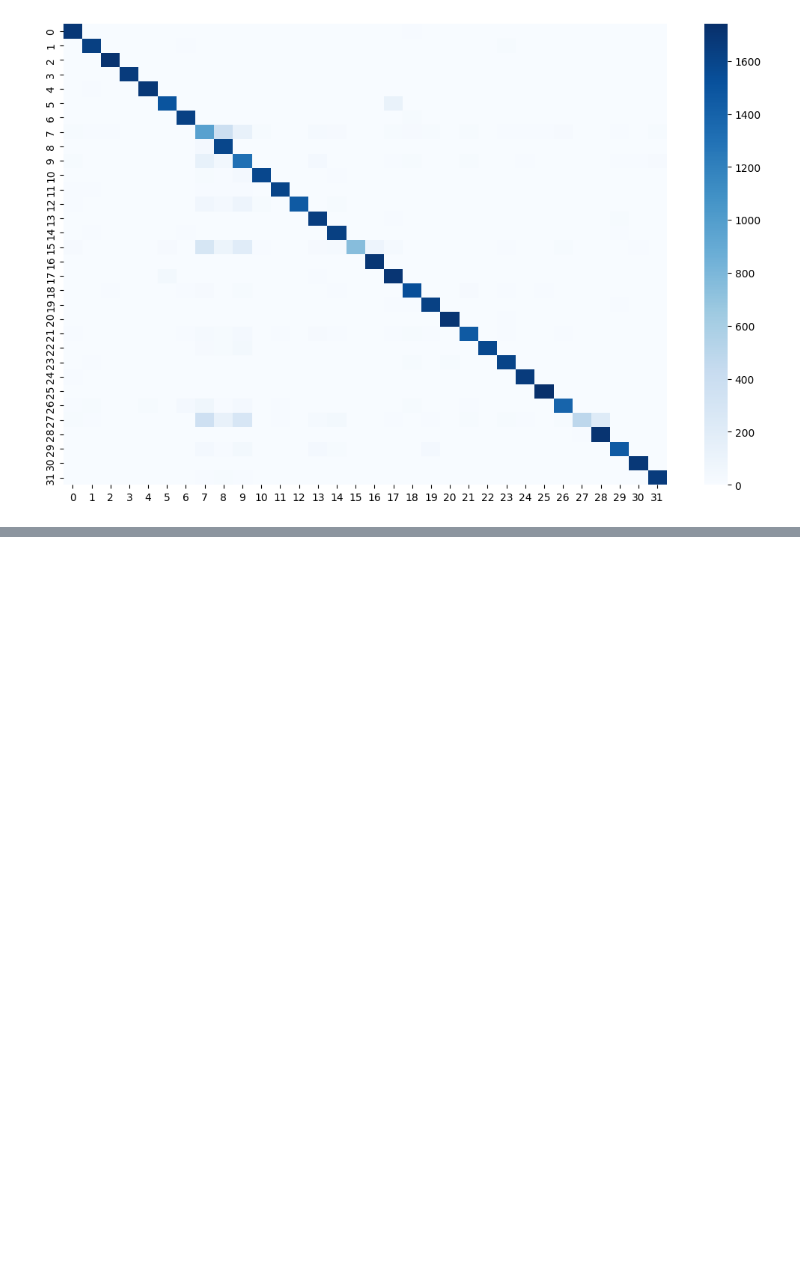
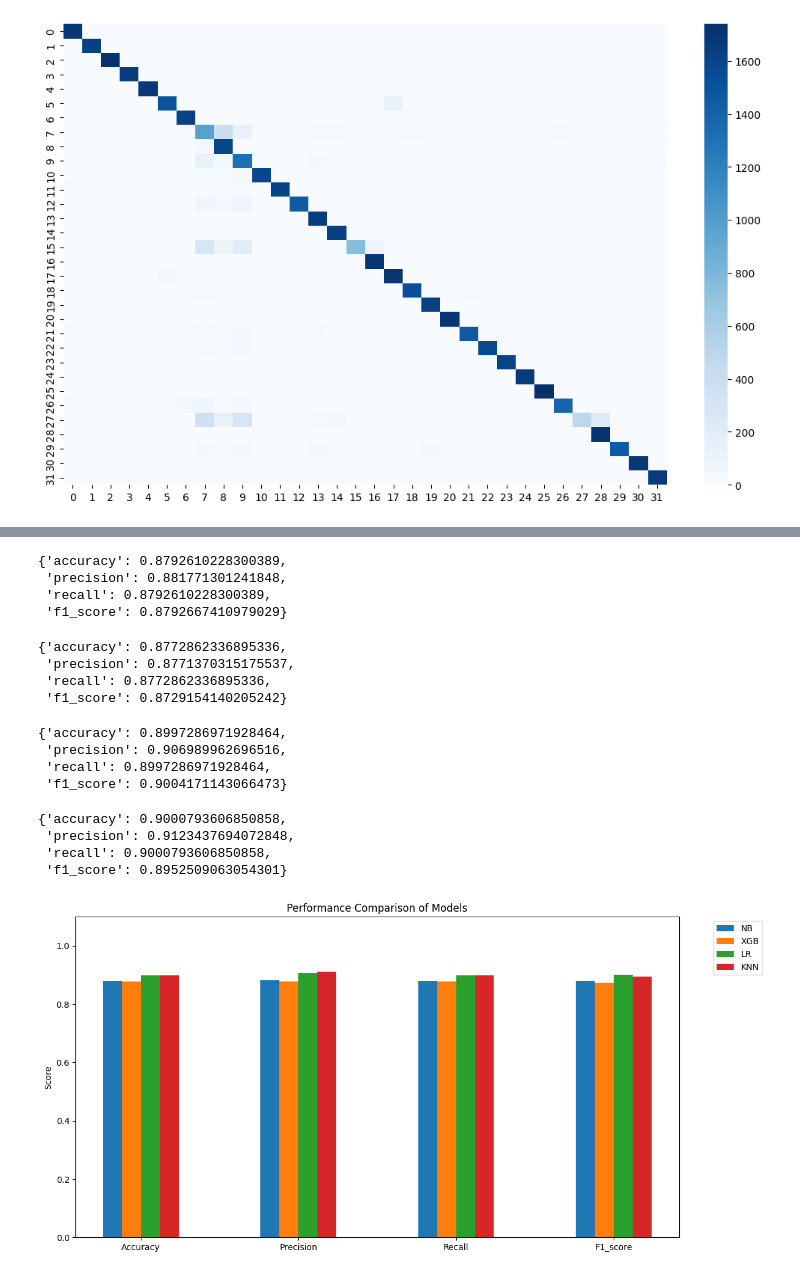
Before and after one commit to naman22a/Structural-Protein-Sequences-Classification, a Jupyter notebook: ML.ipynb, the cells around one changed output, grey strips where cells are left out. Saved outputs shown, nothing was run; the diff lists cells and outputs as text; code cells hidden in the pictures; blank space fills up the shorter version.

Commit message:
feat: ML results

```diff
--- a/ML.ipynb
+++ b/ML.ipynb
@@ -113,0 +134,69 @@ sns.heatmap(conf_mat, cmap="Blues")
+# %%
+NB_results = evaluate_model(y_test, NB_pred)
+NB_results
+# %% [output]
+{'accuracy': 0.8792610228300389,
+ 'precision': 0.881771301241848,
+ 'recall': 0.8792610228300389,
+ 'f1_score': 0.8792667410979029}
+# %%
+XGB_results = evaluate_model(y_test, XGB_pred)
+XGB_results
+# %% [output]
+{'accuracy': 0.8772862336895336,
+ 'precision': 0.8771370315175537,
+ 'recall': 0.8772862336895336,
+ 'f1_score': 0.8729154140205242}
+# %%
+LR_results = evaluate_model(y_test, LR_pred)
+LR_results
+# %% [output]
+{'accuracy': 0.8997286971928464,
+ 'precision': 0.906989962696516,
+ 'recall': 0.8997286971928464,
+ 'f1_score': 0.9004171143066473}
+# %%
+KNN_results = evaluate_model(y_test, KNN_pred)
+KNN_results
+# %% [output]
+{'accuracy': 0.9000793606850858,
+ 'precision': 0.9123437694072848,
+ 'recall': 0.9000793606850858,
+ 'f1_score': 0.8952509063054301}
+# %%
+import matplotlib.pyplot as plt
+import numpy as np
+
+def plot_all_models(results_dict):
+    metrics = ["accuracy", "precision", "recall", "f1_score"]
+    n_metrics = len(metrics)
+    n_models = len(results_dict)
+
+    x = np.arange(n_metrics)  # metric positions
+    width = 0.12              # bar width (adjust if many models)
+
+    plt.figure(figsize=(12, 6))
+
+    for i, (model_name, scores) in enumerate(results_dict.items()):
+        values = [scores[m] for m in metrics]
+        plt.bar(x + i*width, values, width=width, label=model_name)
+
+    # Formatting
+    plt.xticks(x + (n_models-1)*width/2, [m.capitalize() for m in metrics])
+    plt.ylim(0, 1.1)
+    plt.ylabel("Score")
+    plt.title("Performance Comparison of Models")
+    plt.legend(bbox_to_anchor=(1.05, 1), loc='upper left')
+    plt.tight_layout()
+    plt.show()
+# %%
+results_dict = {
+    "NB": NB_results,
+    "XGB": XGB_results,
+    "LR": LR_results,
+    "KNN": KNN_results
+}
+
+plot_all_models(results_dict)
+# %% [output]
+[figure, added]
```
Also changed, not shown: parts of 3 cells of this notebook.
